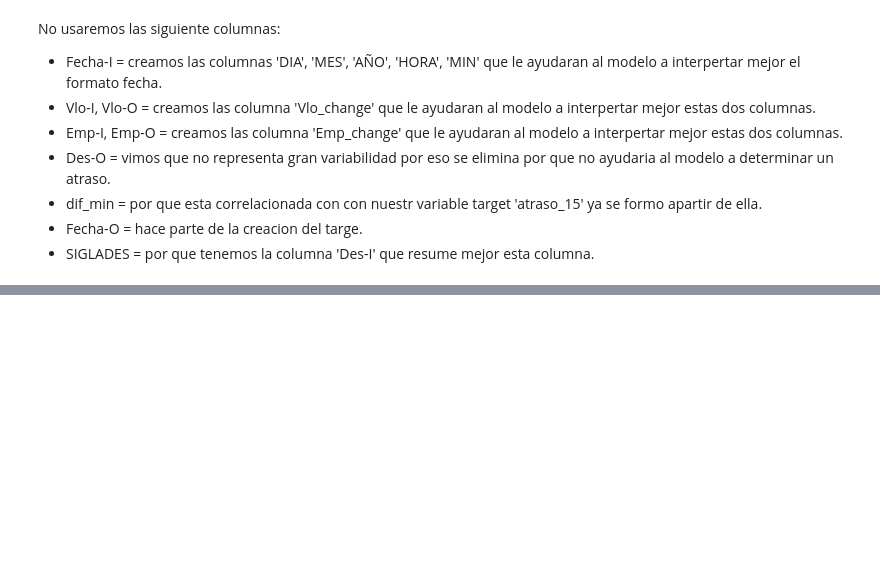
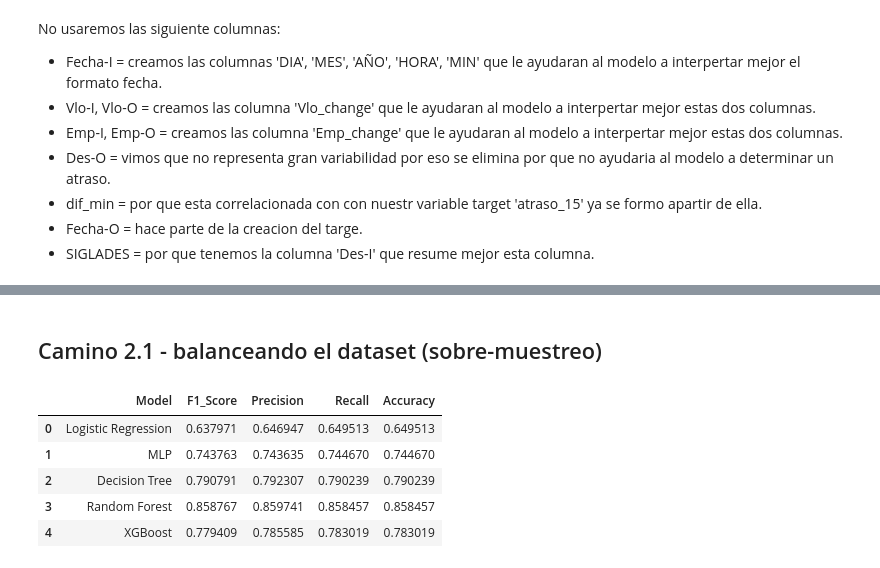
Before and after one commit to frandak2/latam_airlines, a Jupyter notebook: notebooks/1.0-fmh-initial-data-exploration.ipynb, the cells around one changed output, grey strips where cells are left out. Saved outputs shown, nothing was run; the diff lists cells and outputs as text; code cells hidden in the pictures; blank space fills up the shorter version.

```diff
--- a/notebooks/1.0-fmh-initial-data-exploration.ipynb
+++ b/notebooks/1.0-fmh-initial-data-exploration.ipynb
@@ -733,0 +895,21 @@ dataset_SCL.to_csv(path.data_processed_dir('data_train.csv'), index=False)
+# %% [markdown]
+## Camino 2.1 - balanceando el dataset (sobre-muestreo)
+# %%
+data_train_balanced = pd.read_csv(path.data_processed_dir('data_train_balanced.csv'))
+# %%
+# Dividir los datos en variables de entrada y salida
+X = data_train_balanced.drop('atraso_15', axis=1)
+y = data_train_balanced['atraso_15']
+
+# Dividir los datos en conjuntos de entrenamiento y prueba
+X_train, X_test, y_train, y_test = train_test_split(X, y, test_size=0.3, random_state=42)
+# %%
+pipelines, scores_df = modelPipeline(X_train, X_test, y_train, y_test)
+scores_df
+# %% [output]
+|  | Model | F1_Score | Precision | Recall | Accuracy |
+| 0 | Logistic Regression | 0.637971 | 0.646947 | 0.649513 | 0.649513 |
+| 1 | MLP | 0.743763 | 0.743635 | 0.744670 | 0.744670 |
+| 2 | Decision Tree | 0.790791 | 0.792307 | 0.790239 | 0.790239 |
+| 3 | Random Forest | 0.858767 | 0.859741 | 0.858457 | 0.858457 |
+| 4 | XGBoost | 0.779409 | 0.785585 | 0.783019 | 0.783019 |
```
Also changed, not shown: parts of 80 cells of this notebook, 8 other files.
